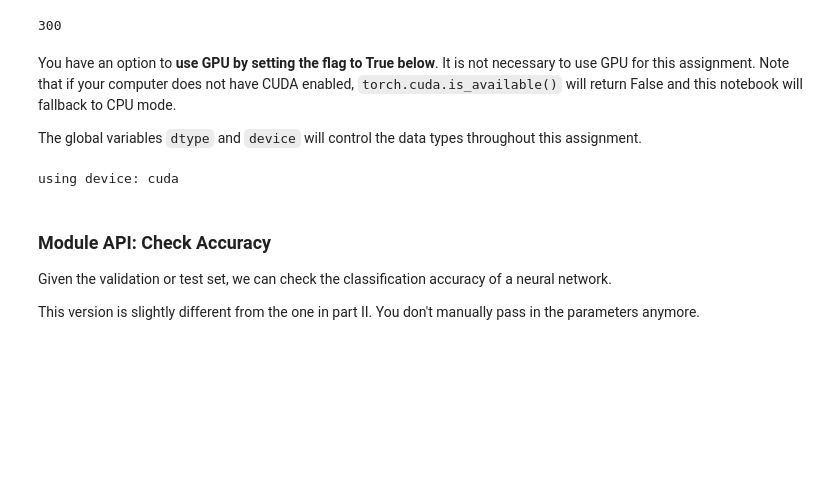
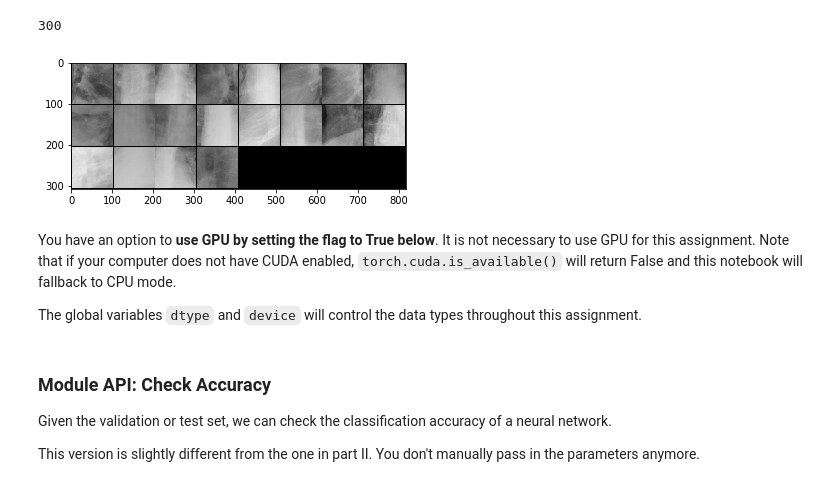
Before and after one commit to omatus30/FinalProj, a Jupyter notebook: XrayMaster.ipynb, the cells around one changed output. Drawn from its saved outputs; the diff is of its cells as text; code cells hidden in the pictures; blank space fills up the shorter version.

```diff
--- a/XrayMaster.ipynb
+++ b/XrayMaster.ipynb
@@ -96,18 +96,20 @@ class Data_SET(Dataset):
         if self.images is not None:
             # If dataset is preloaded
             image = self.images[index]
+            #image = image[:,0:200,0:200]
             #label = self.labels[index]
         else:
             # If on-demand data loading
             image_fn = self.filenames[index]
             image = Image.open(image_fn)
+            #image = image[:,0:200,0:200]
 
         # May use transform function to transform samples
         # e.g., random crop, whitening
         if self.transform is not None:
             image = self.transform(image)
         # return image and label
-        return image
+        return image[:,200:300,200:300]
 
     def __len__(self):
         """
@@ -120,7 +122,7 @@ trainset = Data_SET(
     preload=False, transform=transforms.ToTensor(),
 )
 # Use the torch dataloader to iterate through the dataset
-trainset_loader = DataLoader(trainset, batch_size=64, shuffle=True, num_workers=1)
+trainset_loader = DataLoader(trainset, batch_size=20, shuffle=True, num_workers=24)
 
 # load the testset
 # testset = Data_SET(
@@ -138,27 +140,29 @@ print(len(trainset))
 # %%
 def imshow_noax(img, normalize=True):
     """ Tiny helper to show images as uint8 and remove axis labels """
     if normalize:
         img_max, img_min = np.max(img), np.min(img)
         img = 255.0 * (img - img_min) / (img_max - img_min)
     plt.imshow(img)
     plt.gca().axis('off')
 
     # functions to show an image
 def imshow(img):
     npimg = img.numpy()
     plt.imshow(np.transpose(npimg, (1, 2, 0)))
 
 # get some random training images
-# dataiter = iter(trainset_loader)
-# images = dataiter.next()
+dataiter = iter(trainset_loader)
+images = dataiter.next()
 
 #images = trainset.__getitem__(5)
 
 # show images
-#imshow(torchvision.utils.make_grid(images))
+imshow(torchvision.utils.make_grid(images))
 # print labels
 #print(' '.join('%5s' % labels[j] for j in range(5)))
+# %% [output]
+[figure, added]
 # %%
 NUM_TRAIN = 100
 
@@ -211,10 +215,6 @@ else:
 
 # Constant to control how frequently we print train loss
 print_every = 5
-
-print('using device:', device)
-# %% [output]
-using device: cuda
 # %%
 def flatten(x):
     N = x.shape[0] # read in N, C, H, W
```
Also changed, not shown: parts of 3 cells of this notebook.
